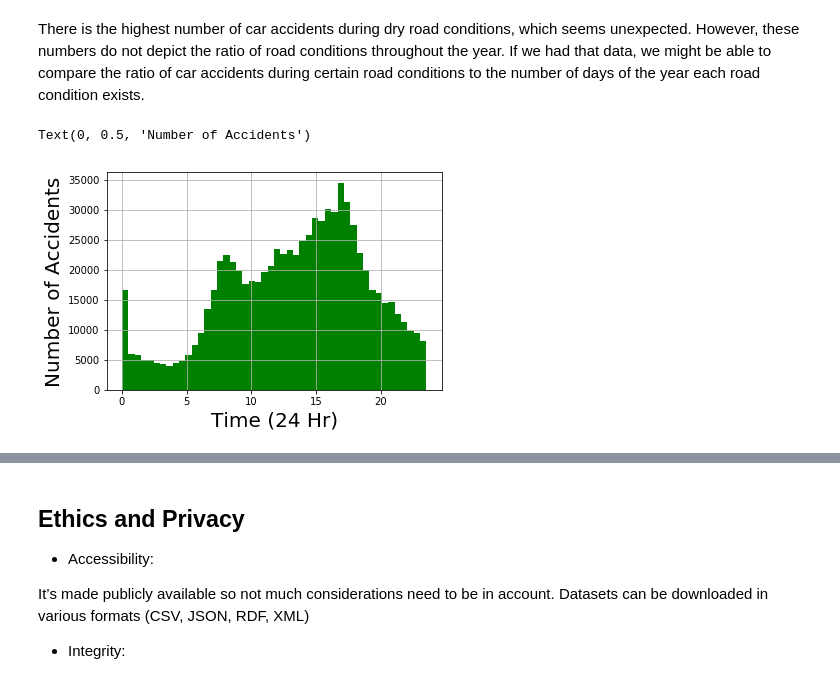
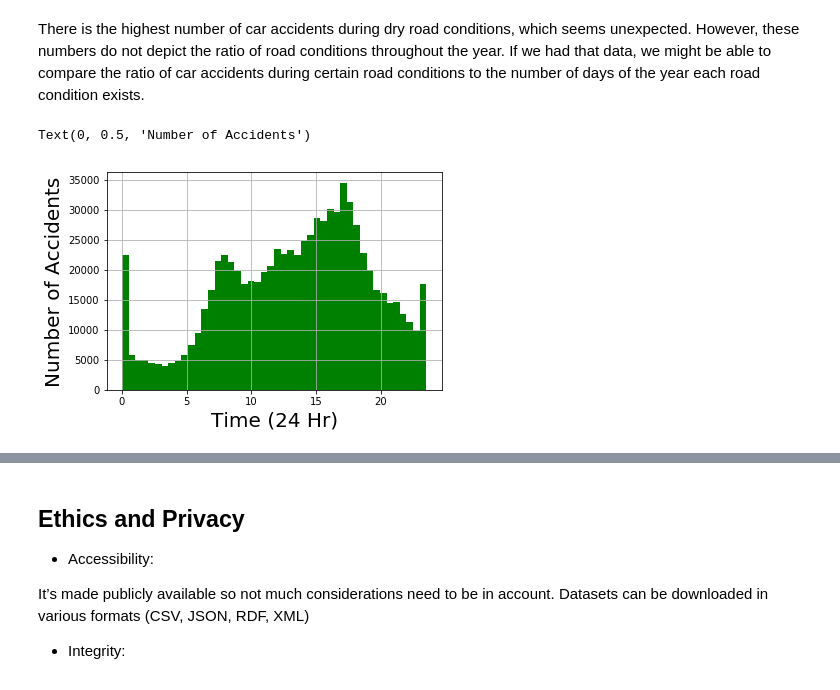
Before and after one commit to jac237/COGS108_Repo, a Jupyter notebook: Final Project/data_wrangling-2.ipynb, the cells around one changed output, grey strips where cells are left out. Cells and saved outputs as stored; diff of their text form; code cells hidden in the pictures.

Commit message:
added more graphs in comparing variables

```diff
--- a/Final Project/data_wrangling-2.ipynb
+++ b/Final Project/data_wrangling-2.ipynb
@@ -370,0 +370,6 @@ road_conditions
+# %%
+case_info = case_info[case_info['Weather Conditions'] != 'Unknown']
+case_info = case_info[case_info['Weather Conditions'] != 'Other*']
+weather_conditions = pd.DataFrame(case_info['Weather Conditions'].value_counts())
+weather_conditions.columns = ['Count']
+weather_conditions
@@ -504,10 +517,10 @@ Text(0, 0.5, 'Road Conditions')
 There is the highest number of car accidents during dry road conditions, which seems unexpected. However, these numbers do not depict the ratio of road conditions throughout the year. If we had that data, we might be able to compare the ratio of car accidents during certain road conditions to the number of days of the year each road condition exists.
 # %%
 case_info['TimeInt'] = case_info['Time'].apply(getTime)
-ax = case_info['TimeInt'].hist(bins=48, color="green")
+ax = case_info['TimeInt'].hist(bins=46, color="green")
 ax.set_xlabel('Time (24 Hr)', fontsize=20)
 ax.set_ylabel('Number of Accidents', fontsize=20)
 #plt.hist(case_info['TimeInt'], bins=24)
 # %% [output]
 Text(0, 0.5, 'Number of Accidents')
-[figure, old version]
+[figure, new version]
```
Also changed, not shown: parts of 20 cells of this notebook.
